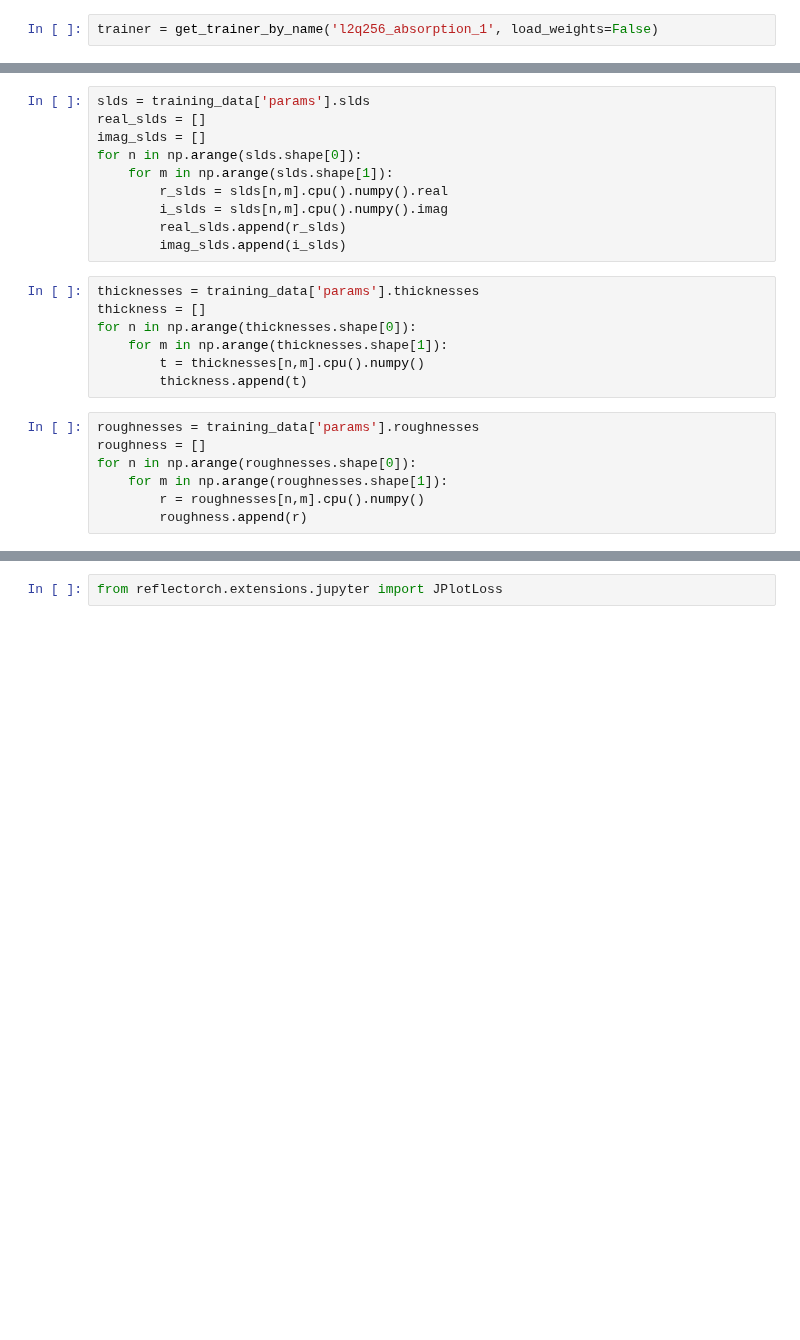
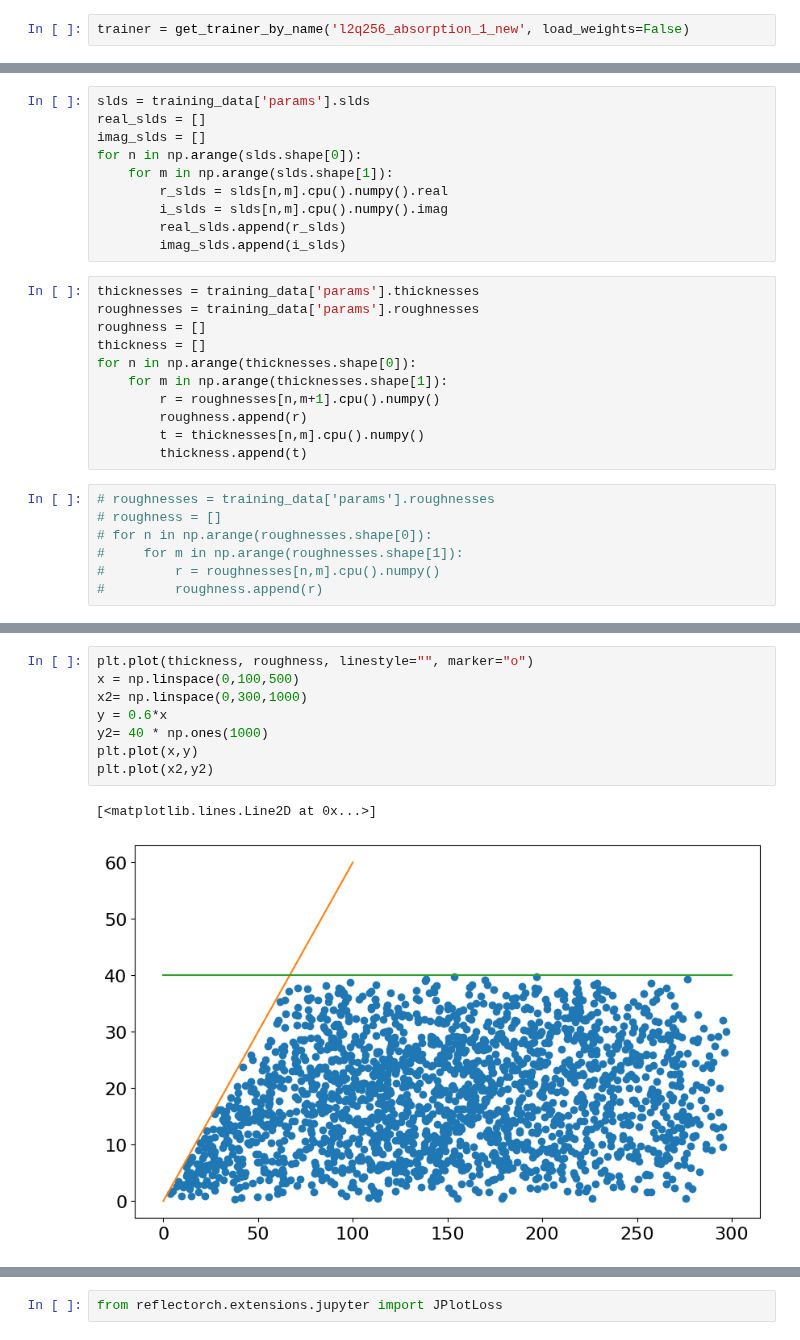
Before and after one commit to schreiber-lab/reflectorch, a Jupyter notebook: notebooks/training_vh.ipynb, the cells around one changed output, grey strips where cells are left out. Drawn from its saved outputs; the diff is of its cells as text; blank space fills up the shorter version.

```diff
--- a/notebooks/training_vh.ipynb
+++ b/notebooks/training_vh.ipynb
@@ -57,4 +55,4 @@ plt.show()
 (0.798216, 0.280197, 0.469538, 1.0)
 [figure]
 # %%
-trainer = get_trainer_by_name('l2q256_absorption_1', load_weights=False)
+trainer = get_trainer_by_name('l2q256_absorption_1_new', load_weights=False)
@@ -80,18 +82,22 @@ for n in np.arange(slds.shape[0]):
         imag_slds.append(i_slds)
 # %%
 thicknesses = training_data['params'].thicknesses
+roughnesses = training_data['params'].roughnesses
+roughness = []
 thickness = []
 for n in np.arange(thicknesses.shape[0]):
     for m in np.arange(thicknesses.shape[1]):
+        r = roughnesses[n,m+1].cpu().numpy()
+        roughness.append(r)
         t = thicknesses[n,m].cpu().numpy()
         thickness.append(t)
 # %%
-roughnesses = training_data['params'].roughnesses
-roughness = []
-for n in np.arange(roughnesses.shape[0]):
-    for m in np.arange(roughnesses.shape[1]):
-        r = roughnesses[n,m].cpu().numpy()
-        roughness.append(r)
+# roughnesses = training_data['params'].roughnesses
+# roughness = []
+# for n in np.arange(roughnesses.shape[0]):
+#     for m in np.arange(roughnesses.shape[1]):
+#         r = roughnesses[n,m].cpu().numpy()
+#         roughness.append(r)
 # %%
 fig1, axs1 = plt.subplots(2,2, figsize=(6,6))
 axs1[0,0].hist(thickness, bins=50)
@@ -106 +114,12 @@ fig1.tight_layout(pad=1)
+# %%
+plt.plot(thickness, roughness, linestyle="", marker="o")
+x = np.linspace(0,100,500)
+x2= np.linspace(0,300,1000)
+y = 0.6*x
+y2= 40 * np.ones(1000)
+plt.plot(x,y)
+plt.plot(x2,y2)
+# %% [output]
+[<matplotlib.lines.Line2D at 0x...>]
+[figure, added]
 # %%
```
Also changed, not shown: parts of 6 cells of this notebook, 1 other file.
